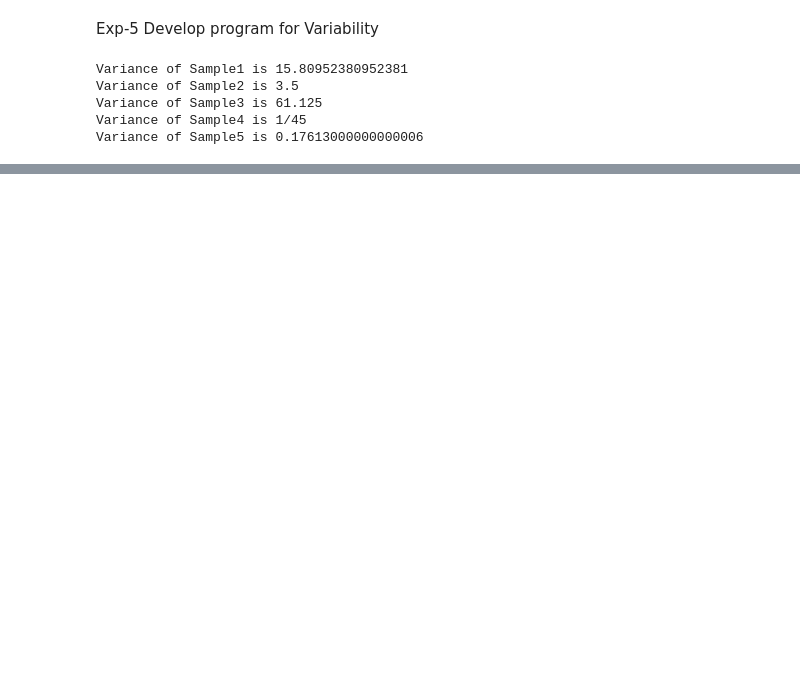
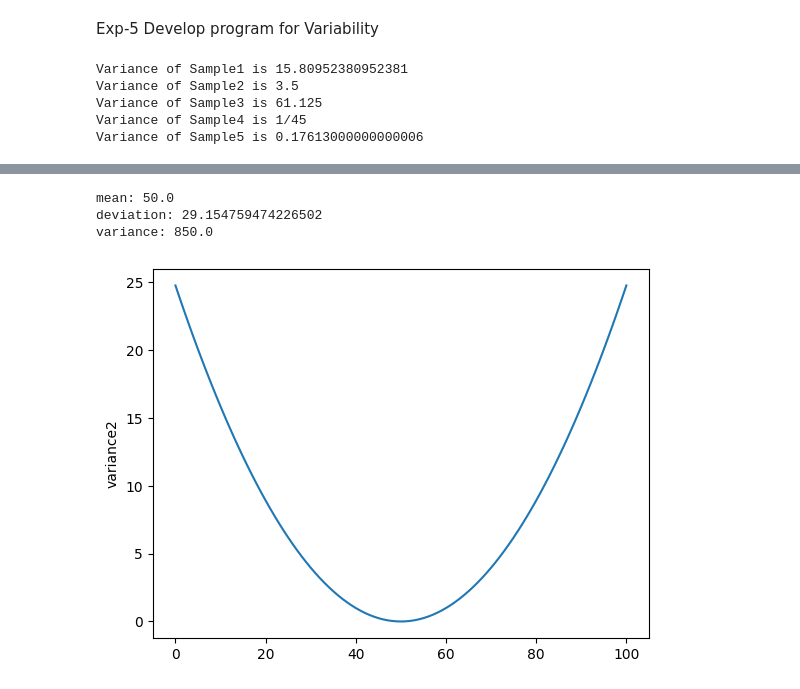
Before and after one commit to arz03/fds-lab, a Jupyter notebook: fds_lab_submission_3.ipynb, the cells around one changed output, grey strips where cells are left out. Cells and saved outputs as stored; diff of their text form; code cells hidden in the pictures; blank space fills up the shorter version.

```diff
--- a/fds_lab_submission_3.ipynb
+++ b/fds_lab_submission_3.ipynb
@@ -36,0 +81,24 @@ Variance of Sample5 is 0.17613000000000006
+# %%
+import numpy as np
+import matplotlib.pyplot as plt
+import pandas as pd
+
+x = np.arange(0,101)
+mean = np.mean(x)
+deviation = np.std(x)
+
+variance = np.square(deviation)
+print(f'mean: {mean}')
+print(f'deviation: {deviation}')
+print(f'variance: {variance}')
+
+deviation2 = x-mean
+variance2 = np.square(deviation2)/len(x)
+plt.plot(x,variance2)
+plt.ylabel('variance2')
+plt.show()
+# %% [output]
+mean: 50.0
+deviation: 29.154759474226502
+variance: 850.0
+[figure, added]
```
Also changed, not shown: parts of 8 cells of this notebook.
